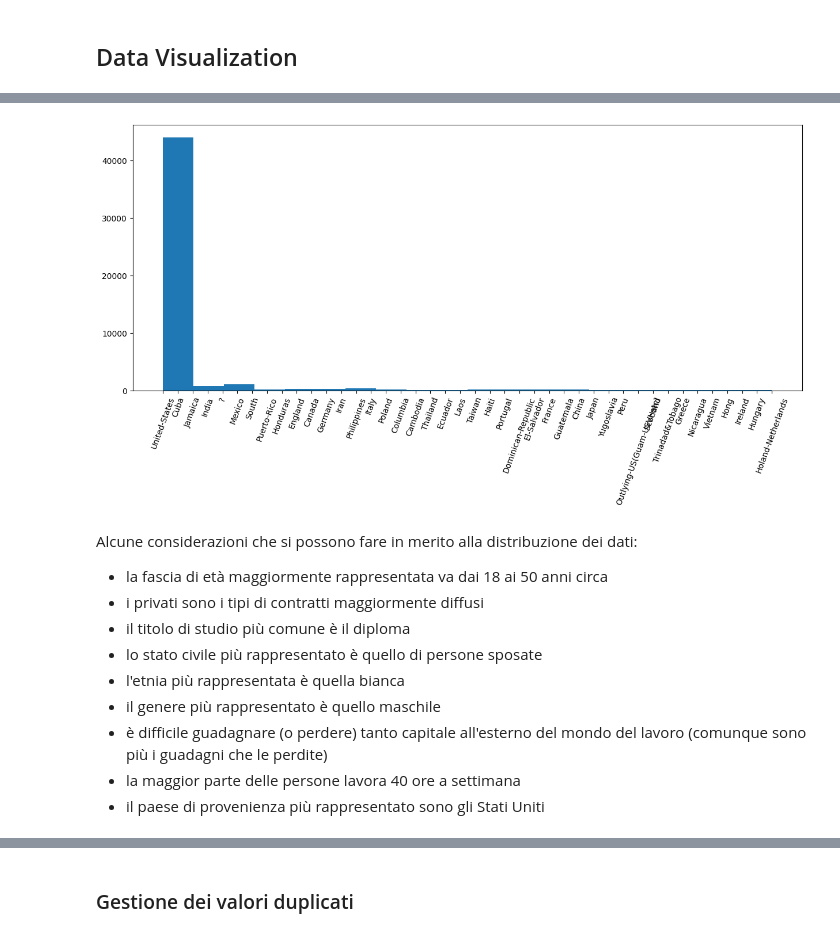
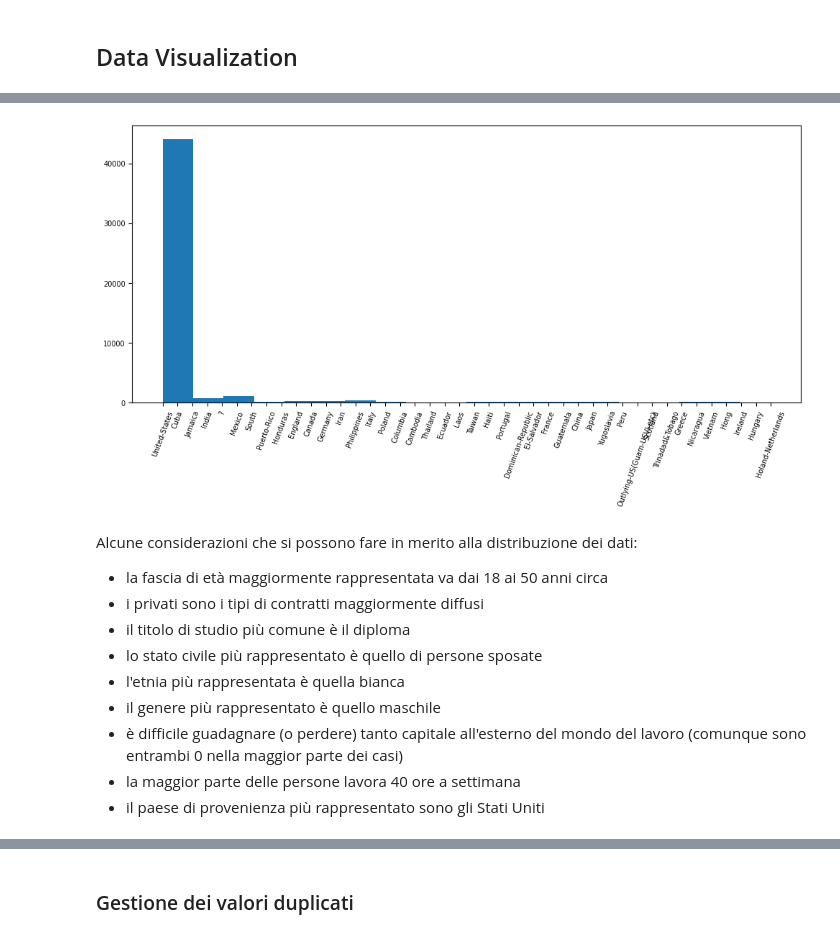
Before and after one commit to NicoSanse/ML_Project, a Jupyter notebook: Project.ipynb, the cells around one changed output, grey strips where cells are left out. Saved outputs shown, nothing was run; the diff lists cells and outputs as text; code cells hidden in the pictures.

```diff
--- a/Project.ipynb
+++ b/Project.ipynb
@@ -317,12 +319,12 @@ plt.show()
 # %%
 # plotto separatamente native-country
-plt.figure(figsize=(15, 6))
+plt.figure(figsize=(12, 5))
 
 plt.hist(df['native-country'].dropna(), bins=20, label='Native country')
 plt.xticks(rotation=70)
 plt.show()
 # %% [output]
-[figure, old version]
+[figure, new version]
 # %% [markdown]
 Alcune considerazioni che si possono fare in merito alla distribuzione dei dati:
  - la fascia di età maggiormente rappresentata va dai 18 ai 50 anni circa
@@ -331,6 +333,6 @@ Alcune considerazioni che si possono fare in merito alla distribuzione dei dati:
  - lo stato civile più rappresentato è quello di persone sposate
  - l'etnia più rappresentata è quella bianca
  - il genere più rappresentato è quello maschile
- - è difficile guadagnare (o perdere) tanto capitale all'esterno del mondo del lavoro (comunque sono più i guadagni che le perdite)
+ - è difficile guadagnare (o perdere) tanto capitale all'esterno del mondo del lavoro (comunque sono entrambi 0 nella maggior parte dei casi)
  - la maggior parte delle persone lavora 40 ore a settimana
  - il paese di provenienza più rappresentato sono gli Stati Uniti
```
Also changed, not shown: parts of 29 cells of this notebook.
